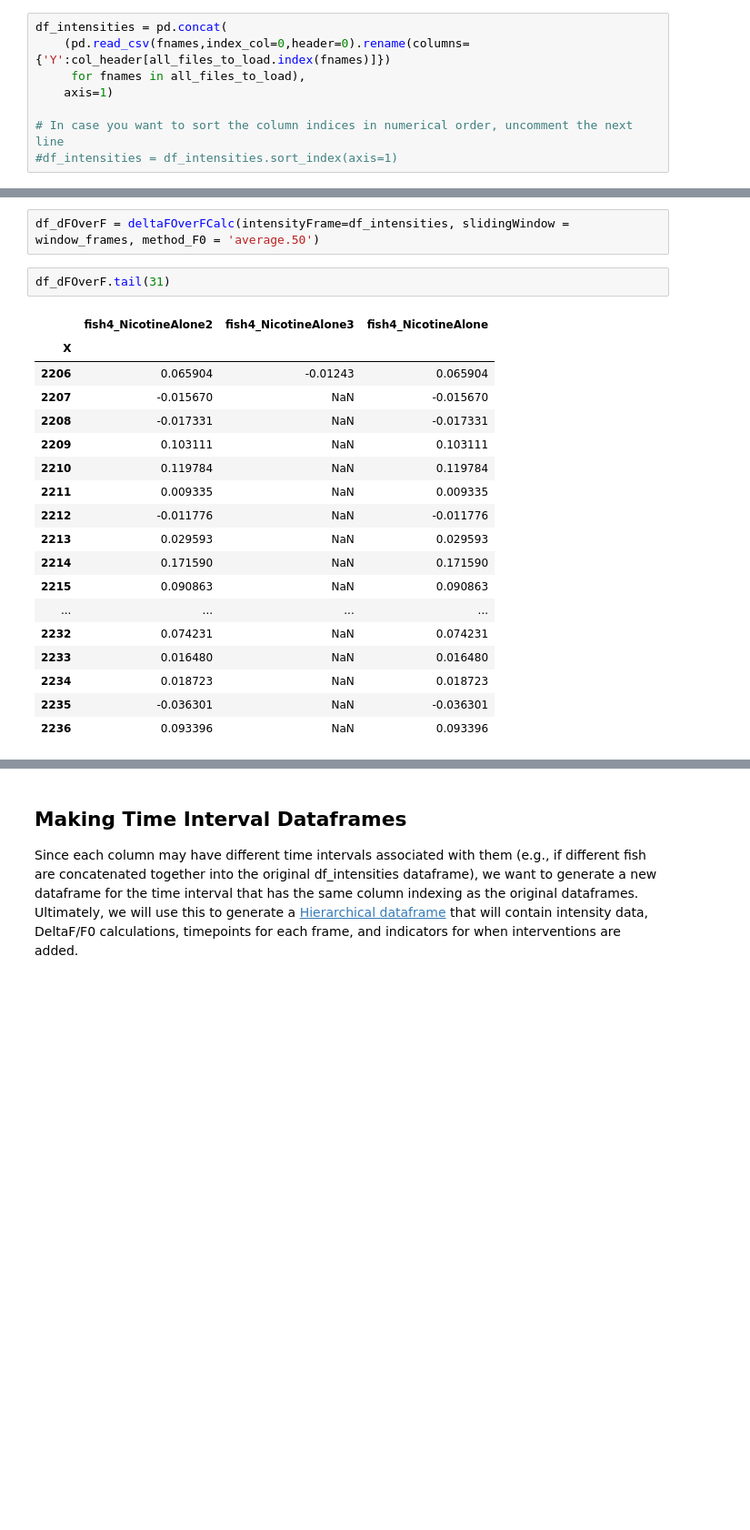
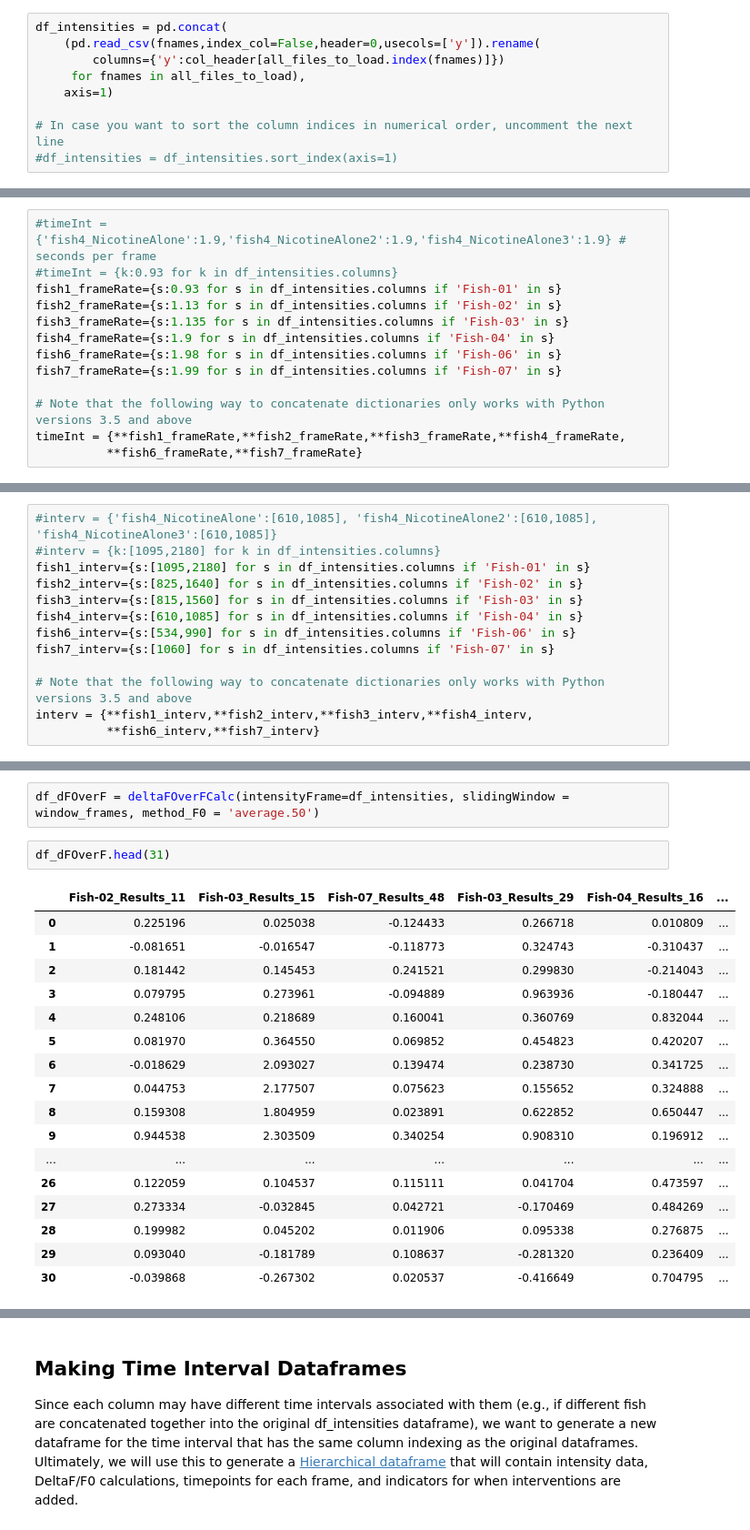
Before and after one commit to wdempseyRepo/neuron-analysis, a Jupyter notebook: gcamp/deltaFOverF.ipynb, the cells around one changed output, grey strips where cells are left out. Shown: that part at 91% size. Drawn from its saved outputs; the diff is of its cells as text; blank space fills up the shorter version.

```diff
--- a/gcamp/deltaFOverF.ipynb
+++ b/gcamp/deltaFOverF.ipynb
@@ -81,7 +53,8 @@ for li2 in range(0,len(all_files_to_load))]
 Create a dataframe of intensity values. Each row represents a single time point in a time lapse movie. Each column represents a different *(i)* cell, *(ii)* region, or *(iii)* same region but different fish. Note that in the case of choosing the same region but different fish, ensure that the frame rate is the **same** for each fish, or else the graph will not be useful. Presumably, there are the same number of rows for each, but if there are not, the unfilled rows will just retain NaN values instead of actual numerical values.
 # %%
 df_intensities = pd.concat(
-    (pd.read_csv(fnames,index_col=0,header=0).rename(columns={'Y':col_header[all_files_to_load.index(fnames)]})
+    (pd.read_csv(fnames,index_col=False,header=0,usecols=['y']).rename(
+        columns={'y':col_header[all_files_to_load.index(fnames)]})
      for fnames in all_files_to_load),
     axis=1)
 
@@ -110,0 +83,13 @@ df_intensities.tail(31)
+# %%
+#timeInt = {'fish4_NicotineAlone':1.9,'fish4_NicotineAlone2':1.9,'fish4_NicotineAlone3':1.9} # seconds per frame
+#timeInt = {k:0.93 for k in df_intensities.columns}
+fish1_frameRate={s:0.93 for s in df_intensities.columns if 'Fish-01' in s}
+fish2_frameRate={s:1.13 for s in df_intensities.columns if 'Fish-02' in s}
+fish3_frameRate={s:1.135 for s in df_intensities.columns if 'Fish-03' in s}
+fish4_frameRate={s:1.9 for s in df_intensities.columns if 'Fish-04' in s}
+fish6_frameRate={s:1.98 for s in df_intensities.columns if 'Fish-06' in s}
+fish7_frameRate={s:1.99 for s in df_intensities.columns if 'Fish-07' in s}
+
+# Note that the following way to concatenate dictionaries only works with Python versions 3.5 and above
+timeInt = {**fish1_frameRate,**fish2_frameRate,**fish3_frameRate,**fish4_frameRate,
+          **fish6_frameRate,**fish7_frameRate}
@@ -110,0 +104,13 @@ df_intensities.tail(31)
+# %%
+#interv = {'fish4_NicotineAlone':[610,1085], 'fish4_NicotineAlone2':[610,1085], 'fish4_NicotineAlone3':[610,1085]}
+#interv = {k:[1095,2180] for k in df_intensities.columns}
+fish1_interv={s:[1095,2180] for s in df_intensities.columns if 'Fish-01' in s}
+fish2_interv={s:[825,1640] for s in df_intensities.columns if 'Fish-02' in s}
+fish3_interv={s:[815,1560] for s in df_intensities.columns if 'Fish-03' in s}
+fish4_interv={s:[610,1085] for s in df_intensities.columns if 'Fish-04' in s}
+fish6_interv={s:[534,990] for s in df_intensities.columns if 'Fish-06' in s}
+fish7_interv={s:[1060] for s in df_intensities.columns if 'Fish-07' in s}
+
+# Note that the following way to concatenate dictionaries only works with Python versions 3.5 and above
+interv = {**fish1_interv,**fish2_interv,**fish3_interv,**fish4_interv,
+          **fish6_interv,**fish7_interv}
@@ -283,23 +299,22 @@ Create a dataframe of DeltaF/F0 values.
 # %%
 df_dFOverF = deltaFOverFCalc(intensityFrame=df_intensities, slidingWindow = window_frames, method_F0 = 'average.50')
 # %%
-df_dFOverF.tail(31)
+df_dFOverF.head(31)
 # %% [output]
-|  | fish4_NicotineAlone2 | fish4_NicotineAlone3 | fish4_NicotineAlone |
-| X |  |  |  |
-| 2206 | 0.065904 | -0.01243 | 0.065904 |
-| 2207 | -0.015670 | NaN | -0.015670 |
-| 2208 | -0.017331 | NaN | -0.017331 |
-| 2209 | 0.103111 | NaN | 0.103111 |
-| 2210 | 0.119784 | NaN | 0.119784 |
-| 2211 | 0.009335 | NaN | 0.009335 |
-| 2212 | -0.011776 | NaN | -0.011776 |
-| 2213 | 0.029593 | NaN | 0.029593 |
-| 2214 | 0.171590 | NaN | 0.171590 |
-| 2215 | 0.090863 | NaN | 0.090863 |
-| ... | ... | ... | ... |
-| 2232 | 0.074231 | NaN | 0.074231 |
-| 2233 | 0.016480 | NaN | 0.016480 |
-| 2234 | 0.018723 | NaN | 0.018723 |
-| 2235 | -0.036301 | NaN | -0.036301 |
-| 2236 | 0.093396 | NaN | 0.093396 |
+|  | Fish-02_Results_11 | Fish-03_Results_15 | Fish-07_Results_48 | Fish-03_Results_29 | Fish-04_Results_16 | ... |
+| 0 | 0.225196 | 0.025038 | -0.124433 | 0.266718 | 0.010809 | ... |
+| 1 | -0.081651 | -0.016547 | -0.118773 | 0.324743 | -0.310437 | ... |
+| 2 | 0.181442 | 0.145453 | 0.241521 | 0.299830 | -0.214043 | ... |
+| 3 | 0.079795 | 0.273961 | -0.094889 | 0.963936 | -0.180447 | ... |
+| 4 | 0.248106 | 0.218689 | 0.160041 | 0.360769 | 0.832044 | ... |
+| 5 | 0.081970 | 0.364550 | 0.069852 | 0.454823 | 0.420207 | ... |
+| 6 | -0.018629 | 2.093027 | 0.139474 | 0.238730 | 0.341725 | ... |
+| 7 | 0.044753 | 2.177507 | 0.075623 | 0.155652 | 0.324888 | ... |
+| 8 | 0.159308 | 1.804959 | 0.023891 | 0.622852 | 0.650447 | ... |
+| 9 | 0.944538 | 2.303509 | 0.340254 | 0.908310 | 0.196912 | ... |
+| ... | ... | ... | ... | ... | ... | ... |
+| 26 | 0.122059 | 0.104537 | 0.115111 | 0.041704 | 0.473597 | ... |
+| 27 | 0.273334 | -0.032845 | 0.042721 | -0.170469 | 0.484269 | ... |
+| 28 | 0.199982 | 0.045202 | 0.011906 | 0.095338 | 0.276875 | ... |
+| 29 | 0.093040 | -0.181789 | 0.108637 | -0.281320 | 0.236409 | ... |
+| 30 | -0.039868 | -0.267302 | 0.020537 | -0.416649 | 0.704795 | ... |
```
Also changed, not shown: parts of 52 cells of this notebook.
